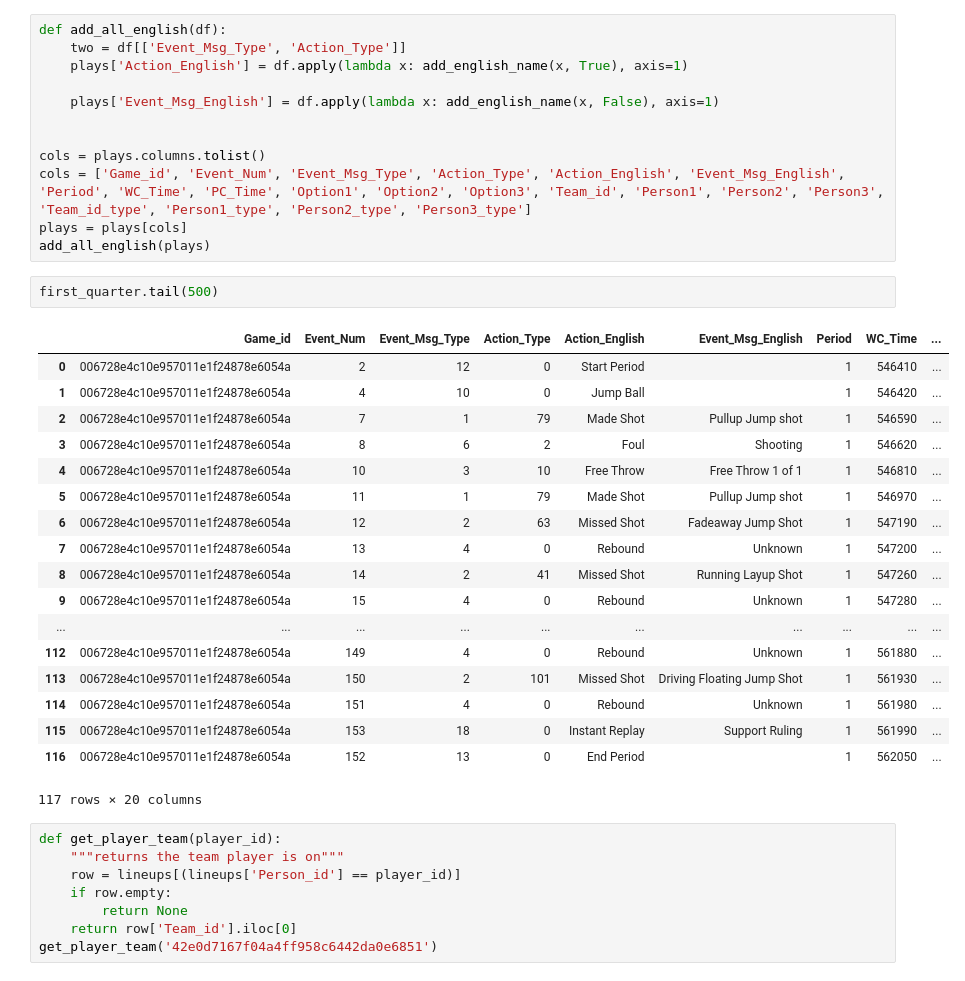
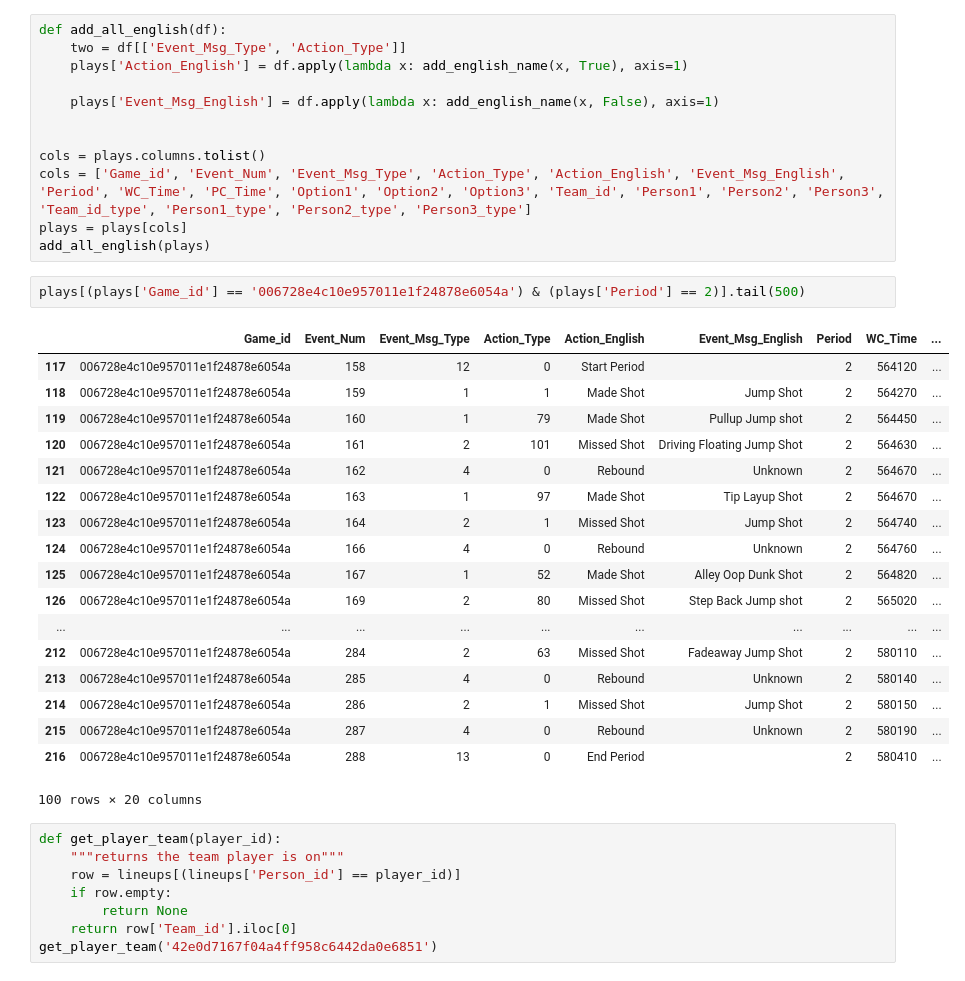
Before and after one commit to calvingrewal/nba-hackathon, a Jupyter notebook: Champs.ipynb, the cells around one changed output. Saved outputs shown, nothing was run; the diff lists cells and outputs as text.

```diff
--- a/Champs.ipynb
+++ b/Champs.ipynb
@@ -81,27 +79,27 @@ cols = plays.columns.tolist()
 cols = ['Game_id', 'Event_Num', 'Event_Msg_Type', 'Action_Type', 'Action_English', 'Event_Msg_English', 'Period', 'WC_Time', 'PC_Time', 'Option1', 'Option2', 'Option3', 'Team_id', 'Person1', 'Person2', 'Person3', 'Team_id_type', 'Person1_type', 'Person2_type', 'Person3_type']
 plays = plays[cols]
 add_all_english(plays)
-# %%
-first_quarter.tail(500)
-# %% [output]
-|  | Game_id | Event_Num | Event_Msg_Type | Action_Type | Action_English | Event_Msg_English | Period | WC_Time | ... |
-| 0 | 006728e4c10e957011e1f24878e6054a | 2 | 12 | 0 | Start Period |  | 1 | 546410 | ... |
-| 1 | 006728e4c10e957011e1f24878e6054a | 4 | 10 | 0 | Jump Ball |  | 1 | 546420 | ... |
-| 2 | 006728e4c10e957011e1f24878e6054a | 7 | 1 | 79 | Made Shot | Pullup Jump shot | 1 | 546590 | ... |
-| 3 | 006728e4c10e957011e1f24878e6054a | 8 | 6 | 2 | Foul | Shooting | 1 | 546620 | ... |
-| 4 | 006728e4c10e957011e1f24878e6054a | 10 | 3 | 10 | Free Throw | Free Throw 1 of 1 | 1 | 546810 | ... |
-| 5 | 006728e4c10e957011e1f24878e6054a | 11 | 1 | 79 | Made Shot | Pullup Jump shot | 1 | 546970 | ... |
-| 6 | 006728e4c10e957011e1f24878e6054a | 12 | 2 | 63 | Missed Shot | Fadeaway Jump Shot | 1 | 547190 | ... |
-| 7 | 006728e4c10e957011e1f24878e6054a | 13 | 4 | 0 | Rebound | Unknown | 1 | 547200 | ... |
-| 8 | 006728e4c10e957011e1f24878e6054a | 14 | 2 | 41 | Missed Shot | Running Layup Shot | 1 | 547260 | ... |
-| 9 | 006728e4c10e957011e1f24878e6054a | 15 | 4 | 0 | Rebound | Unknown | 1 | 547280 | ... |
-| ... | ... | ... | ... | ... | ... | ... | ... | ... | ... |
-| 112 | 006728e4c10e957011e1f24878e6054a | 149 | 4 | 0 | Rebound | Unknown | 1 | 561880 | ... |
-| 113 | 006728e4c10e957011e1f24878e6054a | 150 | 2 | 101 | Missed Shot | Driving Floating Jump Shot | 1 | 561930 | ... |
-| 114 | 006728e4c10e957011e1f24878e6054a | 151 | 4 | 0 | Rebound | Unknown | 1 | 561980 | ... |
-| 115 | 006728e4c10e957011e1f24878e6054a | 153 | 18 | 0 | Instant Replay | Support Ruling | 1 | 561990 | ... |
-| 116 | 006728e4c10e957011e1f24878e6054a | 152 | 13 | 0 | End Period |  | 1 | 562050 | ... |
-117 rows × 20 columns
+# %%
+plays[(plays['Game_id'] == '006728e4c10e957011e1f24878e6054a') & (plays['Period'] == 2)].tail(500)
+# %% [output]
+|  | Game_id | Event_Num | Event_Msg_Type | Action_Type | Action_English | Event_Msg_English | Period | WC_Time | ... |
+| 117 | 006728e4c10e957011e1f24878e6054a | 158 | 12 | 0 | Start Period |  | 2 | 564120 | ... |
+| 118 | 006728e4c10e957011e1f24878e6054a | 159 | 1 | 1 | Made Shot | Jump Shot | 2 | 564270 | ... |
+| 119 | 006728e4c10e957011e1f24878e6054a | 160 | 1 | 79 | Made Shot | Pullup Jump shot | 2 | 564450 | ... |
+| 120 | 006728e4c10e957011e1f24878e6054a | 161 | 2 | 101 | Missed Shot | Driving Floating Jump Shot | 2 | 564630 | ... |
+| 121 | 006728e4c10e957011e1f24878e6054a | 162 | 4 | 0 | Rebound | Unknown | 2 | 564670 | ... |
+| 122 | 006728e4c10e957011e1f24878e6054a | 163 | 1 | 97 | Made Shot | Tip Layup Shot | 2 | 564670 | ... |
+| 123 | 006728e4c10e957011e1f24878e6054a | 164 | 2 | 1 | Missed Shot | Jump Shot | 2 | 564740 | ... |
+| 124 | 006728e4c10e957011e1f24878e6054a | 166 | 4 | 0 | Rebound | Unknown | 2 | 564760 | ... |
+| 125 | 006728e4c10e957011e1f24878e6054a | 167 | 1 | 52 | Made Shot | Alley Oop Dunk Shot | 2 | 564820 | ... |
+| 126 | 006728e4c10e957011e1f24878e6054a | 169 | 2 | 80 | Missed Shot | Step Back Jump shot | 2 | 565020 | ... |
+| ... | ... | ... | ... | ... | ... | ... | ... | ... | ... |
+| 212 | 006728e4c10e957011e1f24878e6054a | 284 | 2 | 63 | Missed Shot | Fadeaway Jump Shot | 2 | 580110 | ... |
+| 213 | 006728e4c10e957011e1f24878e6054a | 285 | 4 | 0 | Rebound | Unknown | 2 | 580140 | ... |
+| 214 | 006728e4c10e957011e1f24878e6054a | 286 | 2 | 1 | Missed Shot | Jump Shot | 2 | 580150 | ... |
+| 215 | 006728e4c10e957011e1f24878e6054a | 287 | 4 | 0 | Rebound | Unknown | 2 | 580190 | ... |
+| 216 | 006728e4c10e957011e1f24878e6054a | 288 | 13 | 0 | End Period |  | 2 | 580410 | ... |
+100 rows × 20 columns
 # %%
 def get_player_team(player_id):
     """returns the team player is on"""
```
Also changed, not shown: parts of 11 cells of this notebook.
